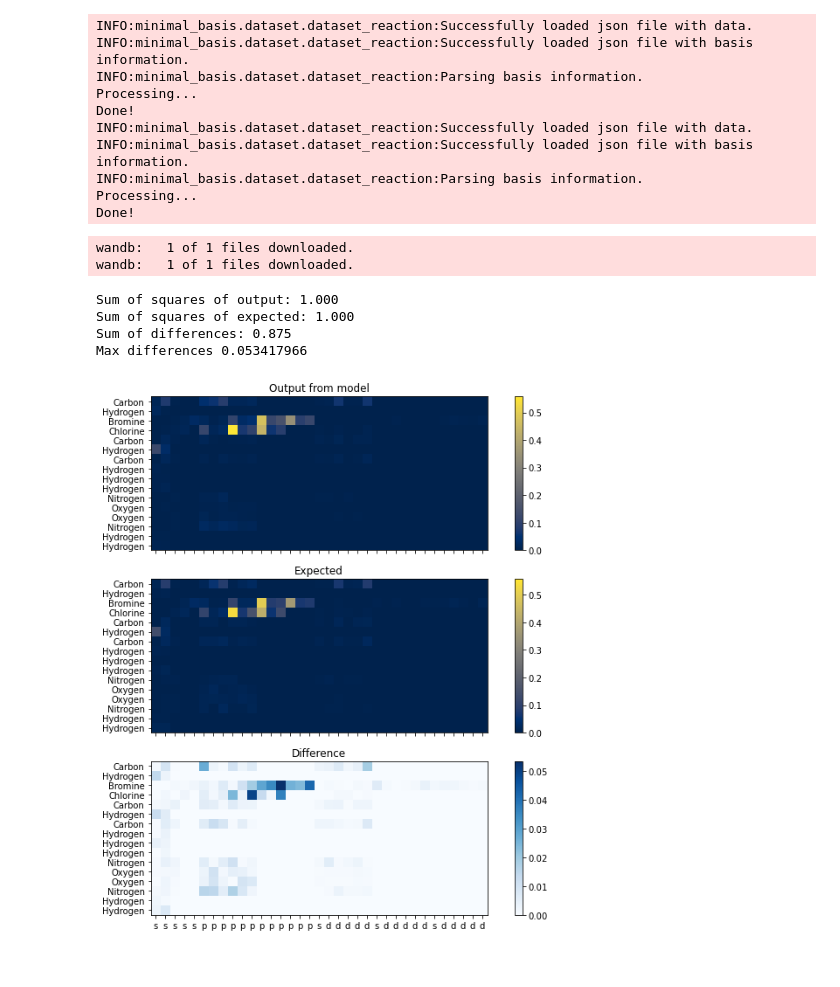
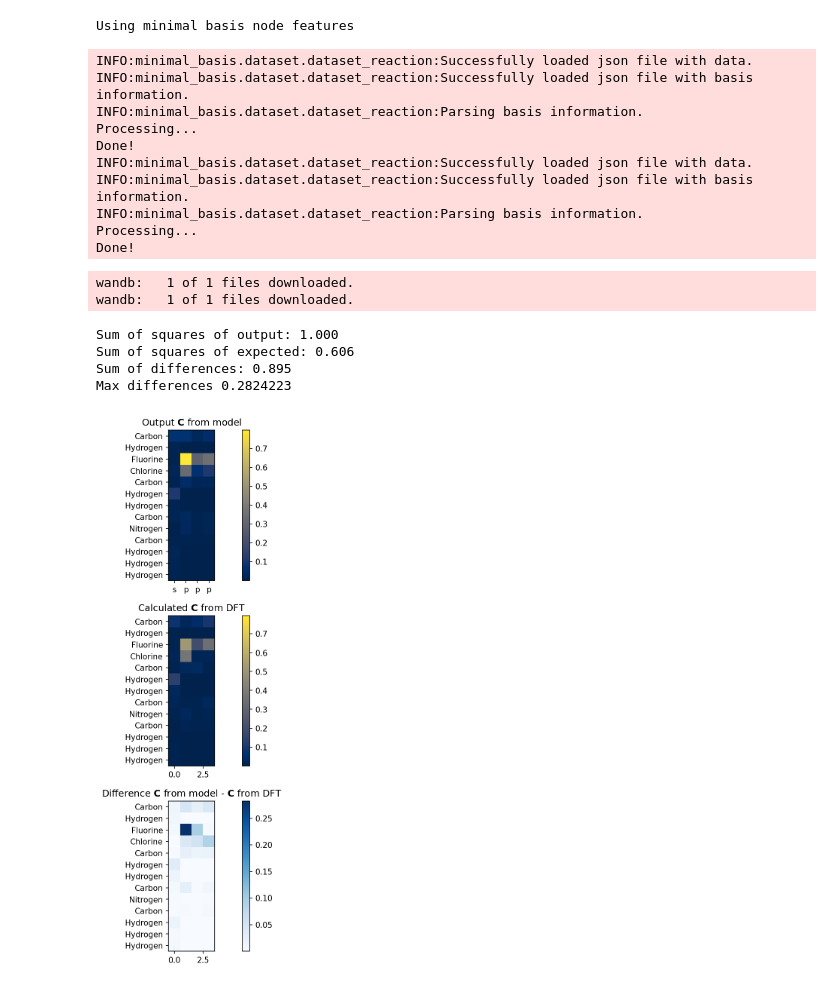
Before and after one commit to sudarshanv01/coeffnet, a Jupyter notebook: training/analyse_hamiltonian_dataset.ipynb, the cells around one changed output. Saved outputs shown, nothing was run; the diff lists cells and outputs as text; code cells hidden in the pictures.

```diff
--- a/training/analyse_hamiltonian_dataset.ipynb
+++ b/training/analyse_hamiltonian_dataset.ipynb
@@ -52,12 +52,14 @@ validate_json_filename = inputs["validate_json"]
 
 if inputs['use_minimal_basis_node_features']:
     kwargs_dataset = {'use_minimal_basis_node_features': True}
+    print("Using minimal basis node features")
 else:
     kwargs_dataset = {
         "max_s_functions": inputs["max_s_functions"],
         "max_p_functions": inputs["max_p_functions"],
         "max_d_functions": inputs["max_d_functions"],
     }
+    print("Using full basis representation")
 
 train_dataset = ReactionDataset(
     root=get_train_data_path(),
@@ -73,16 +75,17 @@ validation_dataset = ReactionDataset(
     **kwargs_dataset
 )
 # %% [output]
-INFO:minimal_basis.dataset.dataset_reaction:Successfully loaded json file with data.
-INFO:minimal_basis.dataset.dataset_reaction:Successfully loaded json file with basis information.
-INFO:minimal_basis.dataset.dataset_reaction:Parsing basis information.
-Processing...
-Done!
-INFO:minimal_basis.dataset.dataset_reaction:Successfully loaded json file with data.
-INFO:minimal_basis.dataset.dataset_reaction:Successfully loaded json file with basis information.
-INFO:minimal_basis.dataset.dataset_reaction:Parsing basis information.
-Processing...
-Done!
+Using minimal basis node features
+INFO:minimal_basis.dataset.dataset_reaction:Successfully loaded json file with data.
+INFO:minimal_basis.dataset.dataset_reaction:Successfully loaded json file with basis information.
+INFO:minimal_basis.dataset.dataset_reaction:Parsing basis information.
+Processing...
+Done!
+INFO:minimal_basis.dataset.dataset_reaction:Successfully loaded json file with data.
+INFO:minimal_basis.dataset.dataset_reaction:Successfully loaded json file with basis information.
+INFO:minimal_basis.dataset.dataset_reaction:Parsing basis information.
+Processing...
+Done!
 # %%
 train_loader = DataLoader(train_dataset, batch_size=1, shuffle=True)
 validation_loader = DataLoader(validation_dataset, batch_size=1, shuffle=True)
@@ -119,11 +122,19 @@ fig.update_layout(title="MAE structure prediction (Å)")
 fig.update_xaxes(title_text="MAE (Å)")
 fig.update_yaxes(title_text="Frequency")
 fig.write_html("plots/hamiltonian_model/interpolated_ts_mae_histogram.html")
+
+# Reduce the aspect ratio
+fig.update_layout(
+    autosize=False,
+    width=600,
+    height=500,
+)
+
 fig.show()
 # %%
-artifact_coeff = run.use_artifact('sudarshanvj/reaction/reaction_model:v7', type='model')
+artifact_coeff = run.use_artifact('sudarshanvj/reaction/reaction_model:v11', type='model')
 artifact_dir_coeff = artifact_coeff.download()
-artifact_barrier = run.use_artifact('sudarshanvj/reaction/reaction_model:v6', type='model')
+artifact_barrier = run.use_artifact('sudarshanvj/reaction/reaction_model:v10', type='model')
 artifact_dir_barrier = artifact_barrier.download()
 # %% [output]
 wandb:   1 of 1 files downloaded.
@@ -148,43 +159,47 @@ for idx, data in enumerate(validation_loader):
     difference = np.abs(difference)
     sum_differences = np.sum(difference)
     print(f"Sum of differences: {sum_differences:.3f}")
     print(f"Max differences", np.max(difference))
 
-    fig, axs = plt.subplots(3, 1, figsize=(9,9), sharex=True, sharey=True, facecolor='w')
+    fig, axs = plt.subplots(3, 1, figsize=(10,10),  sharey=True, facecolor='w')
     cax = axs[0].imshow(output, cmap="cividis")
     fig.colorbar(cax, ax=axs[0])
-    axs[0].set_title("Output from model")
+    axs[0].set_title("Output $\mathbf{C}$ from model")
     cax = axs[1].imshow(expected, cmap="cividis")
     fig.colorbar(cax, ax=axs[1])
     cax.set_clim(axs[0].get_images()[0].get_clim())
-    axs[1].set_title("Expected")
+    axs[1].set_title("Calculated $\mathbf{C}$ from DFT")
     cax = axs[2].imshow(difference, cmap="Blues")
     fig.colorbar(cax, ax=axs[2])
-    axs[2].set_title("Difference")
+    axs[2].set_title("Difference $\mathbf{C}$ from model - $\mathbf{C}$ from DFT")
 
     tickvals = data.species.view(-1).detach().numpy().flatten()
     tickvals_species = [atomic_names[int(tickval)] for tickval in tickvals]
     axs[0].set_yticks(np.arange(len(tickvals)))
     axs[0].set_yticklabels(tickvals_species)
     axs[1].set_yticks(np.arange(len(tickvals)))
     axs[1].set_yticklabels(tickvals_species)
     axs[2].set_yticks(np.arange(len(tickvals)))
     axs[2].set_yticklabels(tickvals_species)
-    axs[0].set_xticks(np.arange(35))
-    axs[0].set_xticklabels(5 *["s"] + 12*["p"] + 3*["s" , "d" , "d" , "d" , "d" , "d"])
+    # axs[0].set_xticks(np.arange(35))
+    axs[0].set_xticks(np.arange(4))
+    # axs[0].set_xticklabels(5 *["s"] + 12*["p"] + 3*["s" , "d" , "d" , "d" , "d" , "d"])
+    axs[0].set_xticklabels(1*["s"] + 3*["p"])
     # axs[0].set_ylabel("Atom Number")
     # axs[1].set_ylabel("Atom Number")
     # axs[2].set_ylabel("Atom Number")
     fig.tight_layout()
+    # Improve dpi
+    fig.set_dpi(150)
     plt.show()
 
     break
 # %% [output]
 Sum of squares of output: 1.000
-Sum of squares of expected: 1.000
-Sum of differences: 0.875
-Max differences 0.053417966
+Sum of squares of expected: 0.606
+Sum of differences: 0.895
+Max differences 0.2824223
-[figure, old version]
+[figure, new version]
 # %%
 # Read in the model
 # model = torch.load("output/reaction_model.pt")
```
Also changed, not shown: parts of 2 cells of this notebook, 8 other files.
